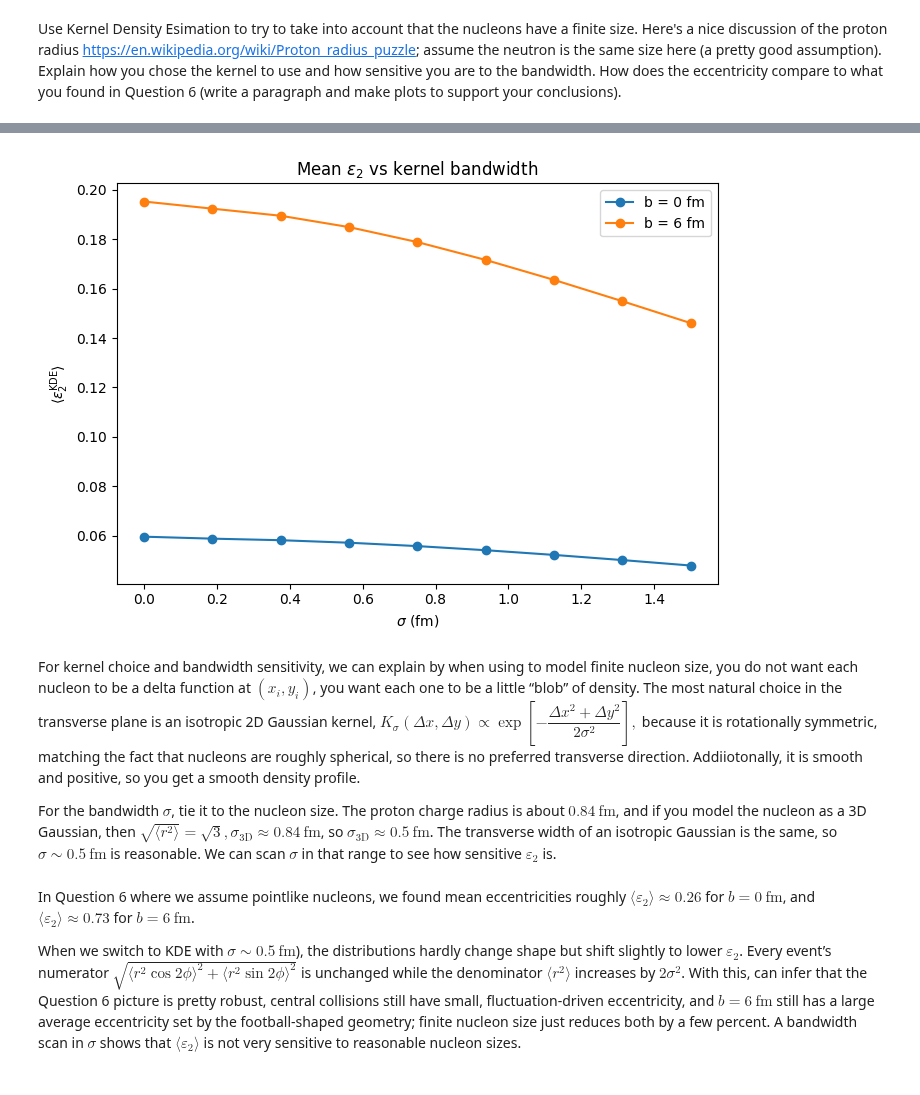
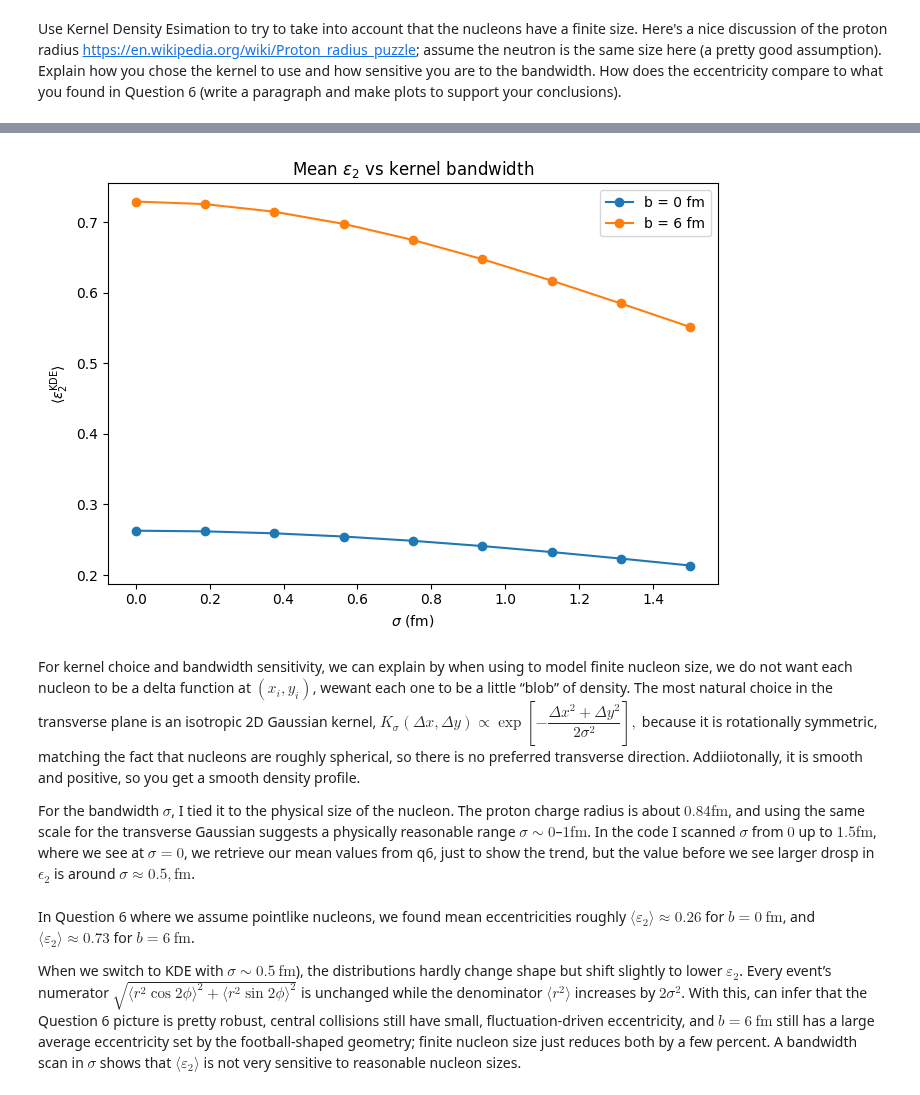
Before and after one commit to hcc7402/Phys503-Work-Campos, a Jupyter notebook: project_01_NuclearGeometryQGP_Campos.ipynb, the cells around one changed output, grey strips where cells are left out. Saved outputs shown, nothing was run; the diff lists cells and outputs as text; code cells hidden in the pictures.

```diff
--- a/project_01_NuclearGeometryQGP_Campos.ipynb
+++ b/project_01_NuclearGeometryQGP_Campos.ipynb
@@ -595,35 +558,47 @@ b = 6 fm
 # %%
 # bandwidth scan to show sensitivity
-sigmas = np.linspace(0.0, 1.5, 9)
+
+sigmas   = np.linspace(0.0, 1.5, 9)   # fm
 means_b0 = []
 means_b6 = []
 
 for s in sigmas:
-    eps_b0_s = epsilon2_point_and_kde_df(df_b0, EVENT_COL, X_COL_0, Y_COL_0, s)
-    eps_b6_s = epsilon2_point_and_kde_df(df_b6, EVENT_COL, X_COL_6, Y_COL_6, s)
+    # compute <r^2> and KDE factor for this sigma
+    fac_b0 = epsilon2_kde_factor_df(df_b0, EVENT_COL, X_COL_0, Y_COL_0, s)
+    fac_b6 = epsilon2_kde_factor_df(df_b6, EVENT_COL, X_COL_6, Y_COL_6, s)
 
-    # finite-only means
-    e0 = eps_b0_s['epsilon2_kde'].to_numpy()
-    e6 = eps_b6_s['epsilon2_kde'].to_numpy()
-    means_b0.append(e0[np.isfinite(e0)].mean())
-    means_b6.append(e6[np.isfinite(e6)].mean())
+    # merge factors onto the *Q4* epsilon2 results
+    tmp_b0 = eps_b0.merge(fac_b0, on=EVENT_COL, how='inner')
+    tmp_b6 = eps_b6.merge(fac_b6, on=EVENT_COL, how='inner')
 
-plt.figure(figsize=(7,5))
+    # smeared epsilon2 for this bandwidth
+    eps2_b0_kde = tmp_b0['epsilon2'] * tmp_b0['kde_factor']
+    eps2_b6_kde = tmp_b6['epsilon2'] * tmp_b6['kde_factor']
+
+    # keep only finite values and store the means
+    eps2_b0_clean = eps2_b0_kde[np.isfinite(eps2_b0_kde)]
+    eps2_b6_clean = eps2_b6_kde[np.isfinite(eps2_b6_kde)]
+
+    means_b0.append(eps2_b0_clean.mean())
+    means_b6.append(eps2_b6_clean.mean())
+
+# plot stuff
+plt.figure(figsize=(7, 5))
 plt.plot(sigmas, means_b0, "o-", label="b = 0 fm")
 plt.plot(sigmas, means_b6, "o-", label="b = 6 fm")
 plt.xlabel(r'$\sigma$ (fm)')
 plt.ylabel(r'$\langle \varepsilon_2^{\rm KDE} \rangle$')
 plt.title(r'Mean $\varepsilon_2$ vs kernel bandwidth')
 plt.legend()
 plt.tight_layout()
 plt.show()
 # %% [output]
-[figure, old version]
+[figure, new version]
 # %% [markdown]
-For kernel choice and bandwidth sensitivity, we can explain by when using to model finite nucleon size, you do not want each nucleon to be a delta function at $(x_i, y_i)$, you want each one to be a little “blob” of density. The most natural choice in the transverse plane is an isotropic 2D Gaussian kernel,
+For kernel choice and bandwidth sensitivity, we can explain by when using to model finite nucleon size, we do not want each nucleon to be a delta function at $(x_i, y_i)$, wewant each one to be a little “blob” of density. The most natural choice in the transverse plane is an isotropic 2D Gaussian kernel,
 $K_\sigma(\Delta x, \Delta y) \propto \exp\left[-\dfrac{\Delta x^2 + \Delta y^2}{2\sigma^2}\right],$ because it is rotationally symmetric, matching the fact that nucleons are roughly spherical, so there is no preferred transverse direction. Addiiotonally, it is smooth and positive, so you get a smooth density profile.
 
-For the bandwidth $\sigma$, tie it to the nucleon size. The proton charge radius is about $0.84\ \text{fm}$, and if you model the nucleon as a 3D Gaussian, then $\sqrt{\langle r^2 \rangle} = \sqrt{3},\sigma_{\text{3D}} \approx 0.84\ \text{fm}$, so $\sigma_{\text{3D}} \approx 0.5\ \text{fm}$. The transverse width of an isotropic Gaussian is the same, so $\sigma \sim 0.5\ \text{fm}$ is reasonable. We can scan $\sigma$ in that range to see how sensitive $\varepsilon_2$ is.
+For the bandwidth $\sigma$, I tied it to the physical size of the nucleon. The proton charge radius is about $0.84\mathrm{fm}$, and using the same scale for the transverse Gaussian suggests a physically reasonable range $\sigma \sim 0$–$1\mathrm{fm}$. In the code I scanned $\sigma$ from $0$ up to $1.5\mathrm{fm}$, where we see at $\sigma = 0$, we retrieve our mean values from q6, just to show the trend, but the value before we see larger drosp in $\epsilon_2$ is around $\sigma \approx 0.5,\mathrm{fm}$.
 # %% [markdown]
 In Question 6 where we assume pointlike nucleons, we found mean eccentricities roughly
 $\langle \varepsilon_2 \rangle \approx 0.26$ for $b = 0\ \text{fm}$, and
```
Also changed, not shown: parts of 6 cells of this notebook.
